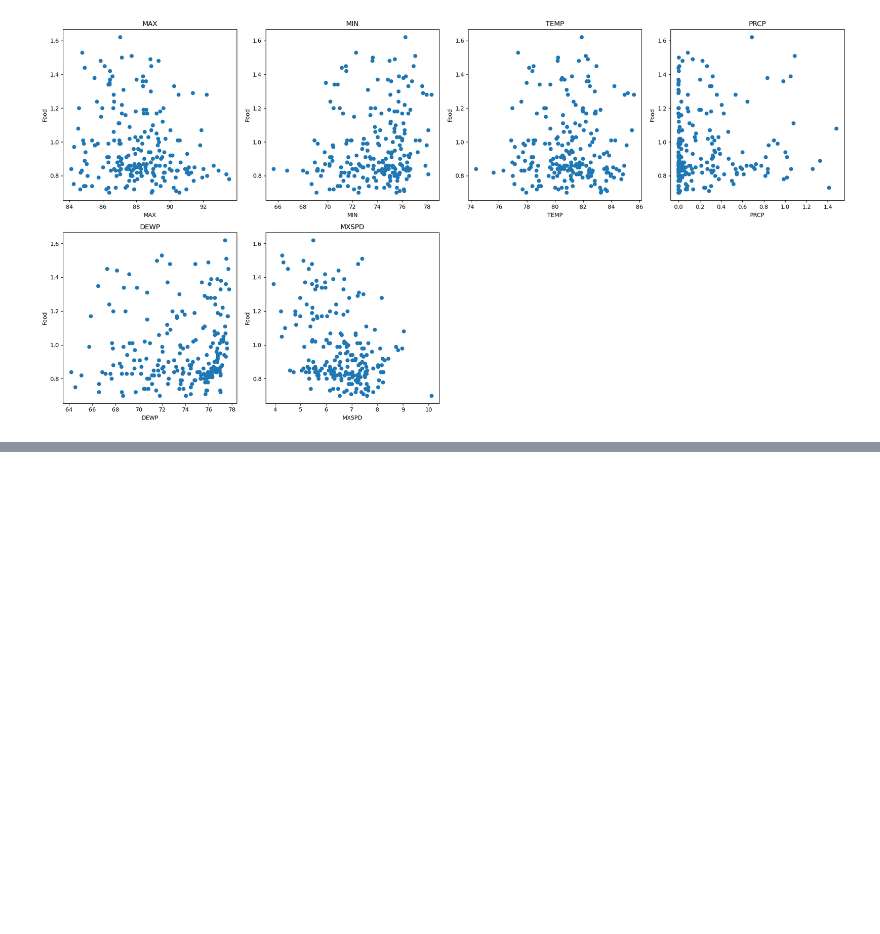
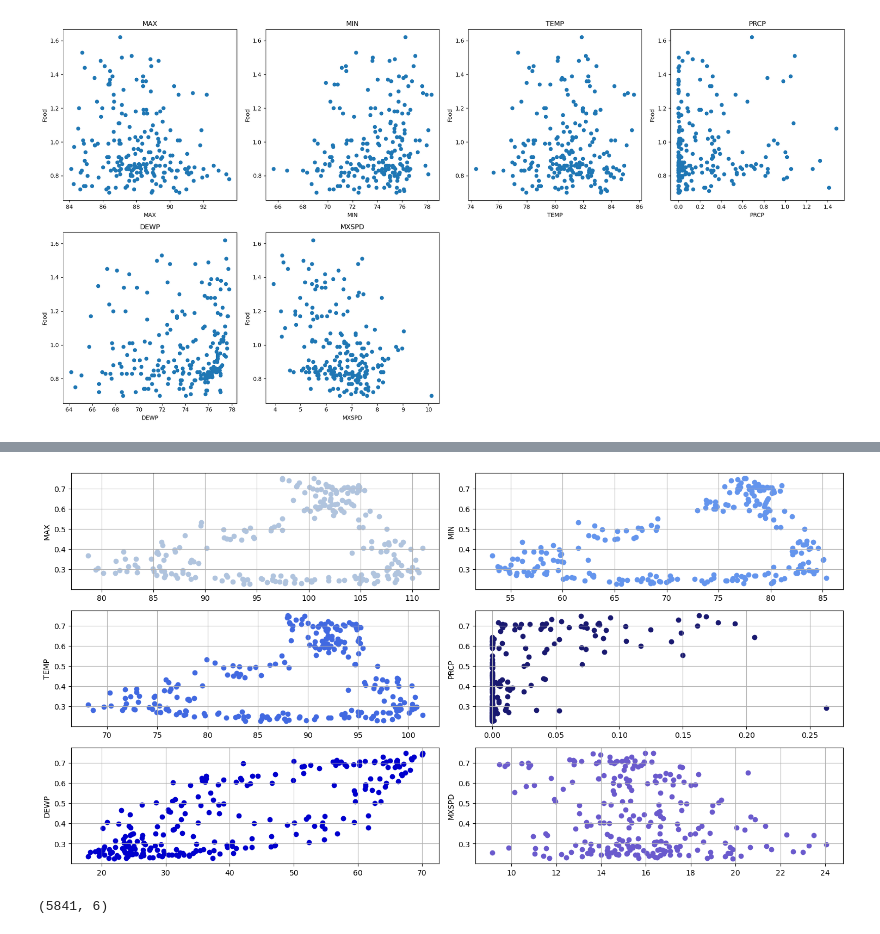
Before and after one commit to oescoba2/Vol3_WinterProject, a Jupyter notebook: final_nb.ipynb, the cells around one changed output, grey strips where cells are left out. Saved outputs shown, nothing was run; the diff lists cells and outputs as text; code cells hidden in the pictures; blank space fills up the shorter version.

```diff
--- a/final_nb.ipynb
+++ b/final_nb.ipynb
@@ -265,0 +306,48 @@ plt.show()
+# %%
+weather = clean_weather_data(DATA_DIR + 'chad_weather.csv', start_year=2003, end_year=2022)
+# weather = pd.DataFrame(wm.residuals, columns=feature_names)
+weather = weather.resample('ME').mean()
+
+green = pd.read_csv(DATA_DIR + 'chad_green.csv')
+green["#date"] = pd.to_datetime(green["#date"])
+green = green[(green["#date"].dt.year >= 2003) & (green["#date"].dt.year <= 2022)]
+green = green.set_index("#date")
+green["residuals"] = green["#indicator+vim+num"] #- green["#indicator+vim_avg+num"]
+green = green["residuals"].resample('ME').mean()
+
+c_arr = ["lightsteelblue", "cornflowerblue", "royalblue", "midnightblue", "mediumblue", "slateblue"]
+full_feature_names = [
+    "Maximum Temperature(Fahrenheit)",
+    "Minimum Temperature(Fahrenheit)",
+    "Mean Temperature(Fahrenhei)",
+    "Precipitation(inches)",
+    "Dew point(Fahrenheit)",
+    "Maximum Wind Speed (mph)"]
+
+y = green.values
+chad_weather = weather.values.T
+
+plt.figure(figsize=(15, 10))
+for i in range(len(chad_weather)):
+    plt.subplot(4, 2, i+1)
+    plt.scatter(chad_weather[i], y, c=c_arr[i])
+    plt.ylabel(feature_names[i])
+    plt.grid()
+
+plt.tight_layout()
+plt.show()
+# %% [output]
+[figure, added]
+# %%
+uk_data = clean_weather_data(DATA_DIR + 'uk_weather.csv', start_year=2004, end_year=2024)
+train_int = int((len(chad_data) * .8) // 365 * 365)
+test_int = len(chad_data) - train_int
+
+#ph_train, ph_test = train_test_split(ph_data, train_size = int(.8 * len(ph_data) // 365) * 365, shuffle=False)
+uk_train, uk_test = uk_data[:train_int+1], uk_data[train_int+1:]#train_test_split(ph_data, train_size = .8, shuffle=False)
+print(uk_train.shape)
+wm_uk = WeatherModel(uk_train)
+wm_uk.fit(order=(1, 0, 1))
+predictions = wm_uk.predict(start=0, future=test_int-1)
+# %% [output]
+(5841, 6)
```
Also changed, not shown: parts of 5 cells of this notebook.
